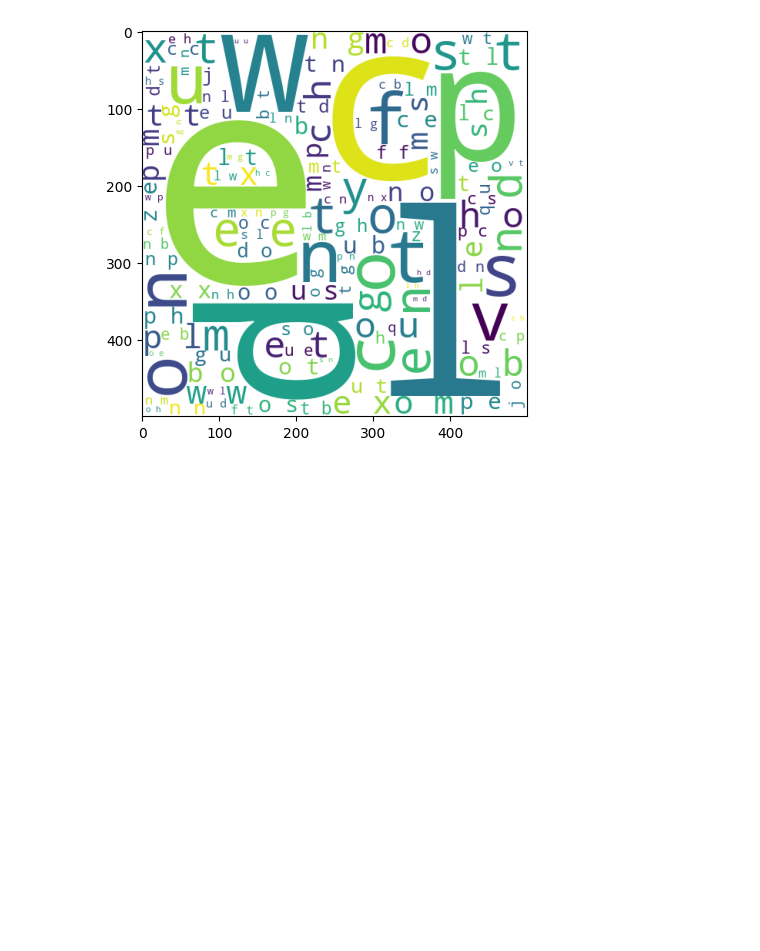
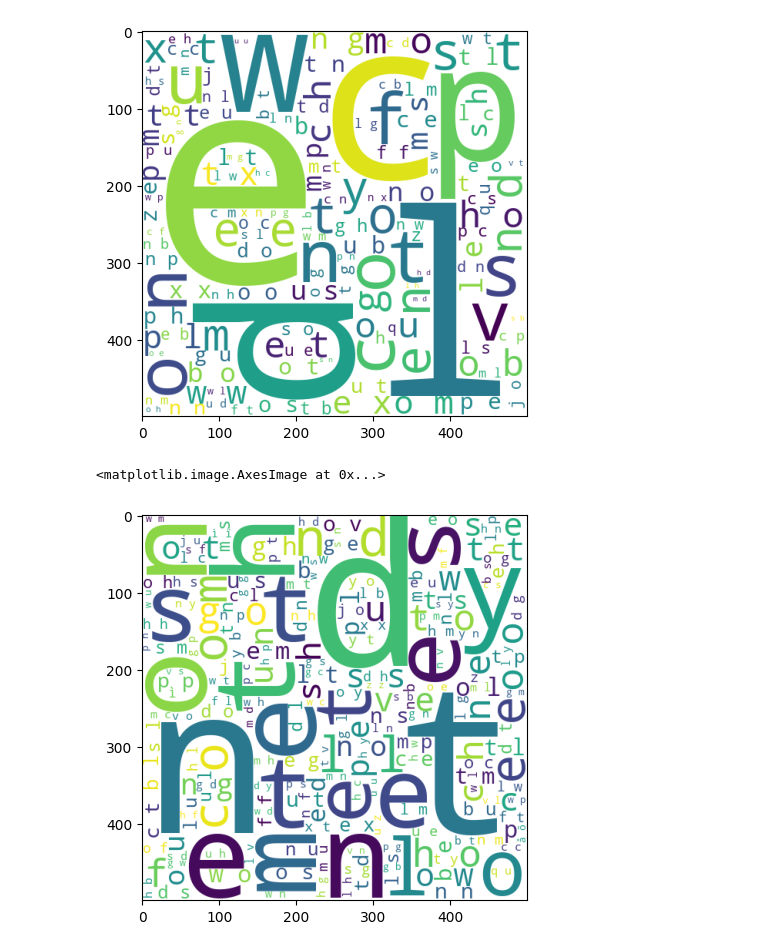
Before and after one commit to ashokumar06/Spam-Detector, a Jupyter notebook: main.ipynb, the cells around one changed output. Cells and saved outputs as stored; diff of their text form; code cells hidden in the pictures; blank space fills up the shorter version.

```diff
--- a/main.ipynb
+++ b/main.ipynb
@@ -399,0 +404,6 @@ plt.imshow(spem_wc)
+# %%
+plt.figure(figsize=(5,5))
+plt.imshow(spem_wc)
+# %% [output]
+<matplotlib.image.AxesImage at 0x...>
+[figure, added]
```
Also changed, not shown: parts of 39 cells of this notebook, 7 other files.
